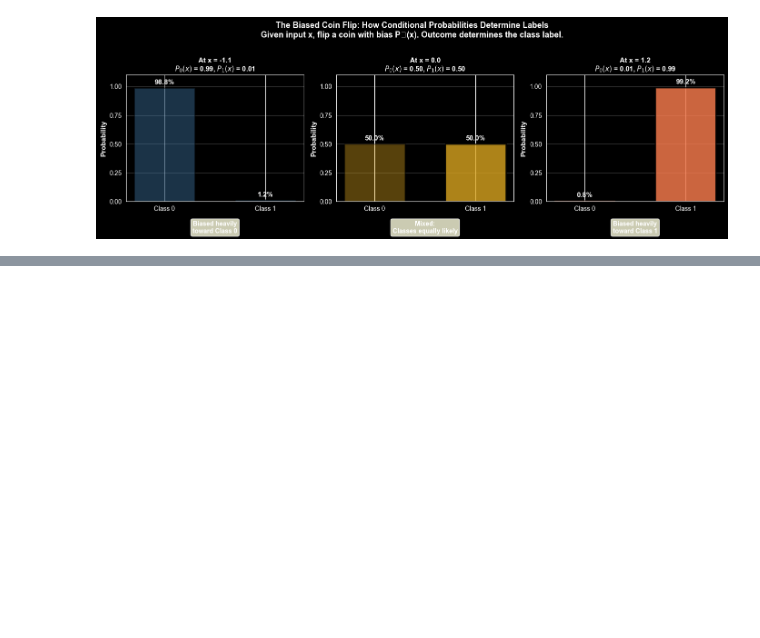
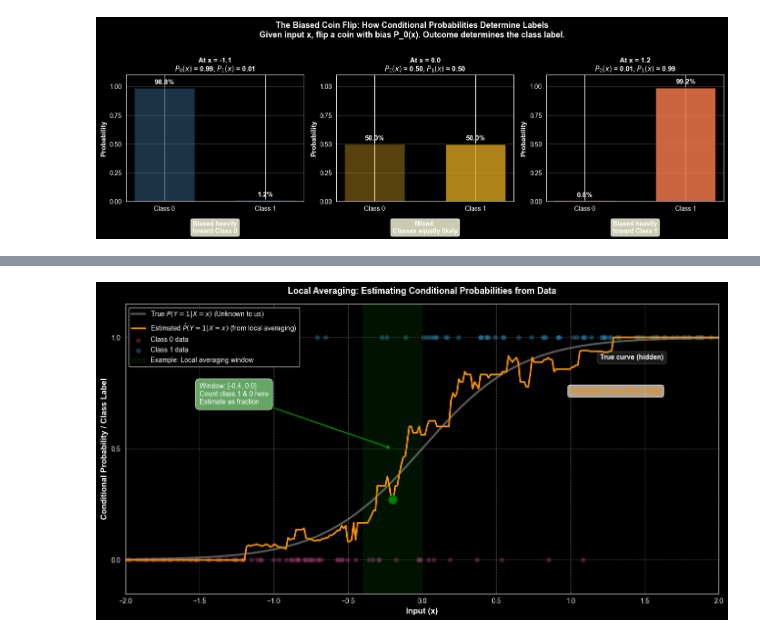
Before and after one commit to fuadh246/ese-5410, a Jupyter notebook: modules_notes/module_5: Classification/Introduction_to_Classification.ipynb, the cells around one changed output, grey strips where cells are left out. Drawn from its saved outputs; the diff is of its cells as text; code cells hidden in the pictures; blank space fills up the shorter version.

```diff
--- a/modules_notes/module_5: Classification/Introduction_to_Classification.ipynb
+++ b/modules_notes/module_5: Classification/Introduction_to_Classification.ipynb
@@ -240,0 +386,74 @@ plt.show()
+# %%
+# Generate synthetic data with known class probabilities
+np.random.seed(42)
+n_points = 150
+x = np.random.uniform(-2, 2, n_points)
+true_prob_1 = 1 / (1 + np.exp(-3 * x))
+y = (np.random.uniform(0, 1, n_points) < true_prob_1).astype(int)
+
+# True conditional probability (what nature knows, but we don't)
+x_true = np.linspace(-2, 2, 300)
+P_1_true = 1 / (1 + np.exp(-3 * x_true))
+
+# Local averaging estimation
+def estimate_local_prob(x_eval, x_data, y_data, window_width):
+    """Estimate P(Y=1|X=x_eval) using local averaging"""
+    P_1_hat = []
+    for xi in x_eval:
+        in_window = np.abs(x_data - xi) <= window_width / 2
+        if np.sum(in_window) > 0:
+            P_1_hat.append(np.mean(y_data[in_window]))
+        else:
+            P_1_hat.append(np.nan)
+    return np.array(P_1_hat)
+
+P_1_hat = estimate_local_prob(x_true, x, y, window_width=0.4)
+
+# Create figure
+fig, ax = plt.subplots(figsize=(13, 7))
+
+# Plot true conditional probability
+ax.plot(x_true, P_1_true, 'k-', linewidth=3, label=r'True $P(Y=1|X=x)$ (Unknown to us)', alpha=0.7, color='gray')
+
+# Plot estimated conditional probability
+ax.plot(x_true, P_1_hat, linewidth=2.5, color='#F18F01', label=r'Estimated $\hat{P}(Y=1|X=x)$ (from local averaging)', linestyle='-')
+
+# Plot data points
+class_0_x = x[y == 0]
+class_1_x = x[y == 1]
+ax.scatter(class_0_x, np.zeros_like(class_0_x), alpha=0.4, s=60, color='#A23B72', label='Class 0 data', edgecolors='black', linewidth=0.5)
+ax.scatter(class_1_x, np.ones_like(class_1_x), alpha=0.4, s=60, color='#2E86AB', label='Class 1 data', edgecolors='black', linewidth=0.5)
+
+# Highlight a specific example window
+x_example = -0.2
+window_half_width = 0.2
+ax.axvspan(x_example - window_half_width, x_example + window_half_width,
+           alpha=0.15, color='green', label='Example: Local averaging window')
+ax.plot(x_example, P_1_hat[np.argmin(np.abs(x_true - x_example))], 'go', markersize=12, markeredgewidth=2, markeredgecolor='darkgreen')
+
+# Annotation explaining the window
+ax.annotate(f'Window: [{x_example - window_half_width:.1f}, {x_example + window_half_width:.1f}]\nCount class 1 & 0 here\nEstimate as fraction',
+            xy=(x_example, 0.5), xytext=(-1.5, 0.7), fontsize=10,
+            arrowprops=dict(arrowstyle='->', color='green', lw=2),
+            bbox=dict(boxstyle='round,pad=0.6', facecolor='lightgreen', alpha=0.7))
+
+ax.annotate('True curve (hidden)', xy=(1.2, 0.9), fontsize=10, color='white', fontweight='bold',
+            bbox=dict(boxstyle='round,pad=0.4', facecolor='gray', alpha=0.2))
+ax.annotate('Estimated curve (from data)', xy=(1.0, 0.75), fontsize=10, color='#F18F01', fontweight='bold',
+            bbox=dict(boxstyle='round,pad=0.4', facecolor='#FFE5CC', alpha=0.7))
+
+# Formatting
+ax.set_xlabel('Input (x)', fontsize=12, fontweight='bold')
+ax.set_ylabel('Conditional Probability / Class Label', fontsize=12, fontweight='bold')
+ax.set_title('Local Averaging: Estimating Conditional Probabilities from Data',
+             fontsize=13, fontweight='bold', pad=15)
+ax.legend(loc='upper left', fontsize=10, framealpha=0.95)
+ax.grid(True, alpha=0.3, linestyle='--')
+ax.set_ylim(-0.15, 1.15)
+ax.set_xlim(-2, 2)
+ax.set_yticks([0, 0.5, 1])
+
+plt.tight_layout()
+plt.show()
+# %% [output]
+[figure, added]
```
Also changed, not shown: parts of 6 cells of this notebook, 1 other file.
